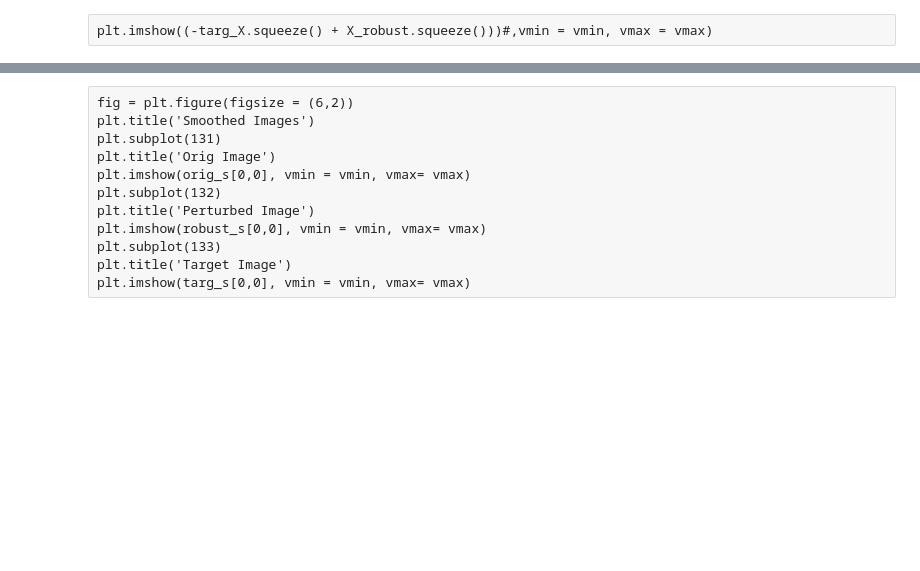
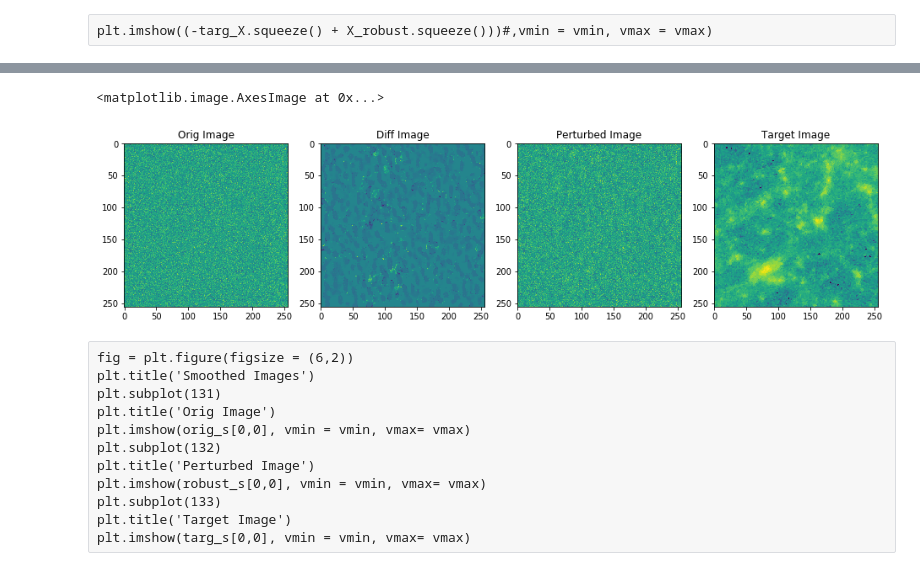
Before and after one commit to mclaughlin6464/uatu, a Jupyter notebook: notebooks/Robust Features Pytorch.ipynb, the cells around one changed output, grey strips where cells are left out. Drawn from its saved outputs; the diff is of its cells as text; code cells hidden in the pictures; blank space fills up the shorter version.

```diff
--- a/notebooks/Robust Features Pytorch.ipynb
+++ b/notebooks/Robust Features Pytorch.ipynb
@@ -543,14 +571,20 @@ np.linalg.norm(orig_s-targ_s), np.linalg.norm(robust_s-targ_s)
 # %%
-fig = plt.figure(figsize = (12,4))
-plt.subplot(131)
+fig = plt.figure(figsize = (16,4))
+plt.subplot(141)
 plt.title('Orig Image')
 plt.imshow(X.squeeze(), vmin = vmin, vmax= vmax)
-plt.subplot(132)
+plt.subplot(142)
+plt.title('Diff Image')
+plt.imshow(X_robust.squeeze()-X.squeeze() )#, vmin = 0.01*vmin, vmax= 0.01*vmax)
+plt.subplot(143)
 plt.title('Perturbed Image')
 plt.imshow(X_robust.squeeze(), vmin = vmin, vmax= vmax)
-plt.subplot(133)
+plt.subplot(144)
 plt.title('Target Image')
 plt.imshow(targ_X.squeeze(), vmin = vmin, vmax= vmax)
+# %% [output]
+<matplotlib.image.AxesImage at 0x...>
+[figure, added]
 # %% [raw]
 fig = plt.figure(figsize = (6,2))
 plt.title('Smoothed Images')
```
Also changed, not shown: parts of 28 cells of this notebook, 6 other files.
